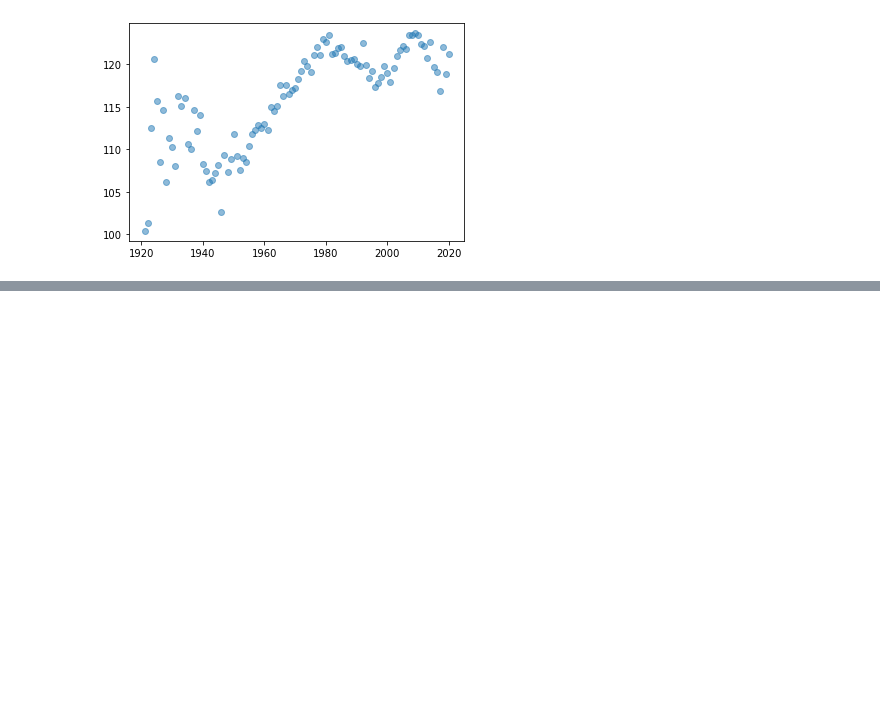
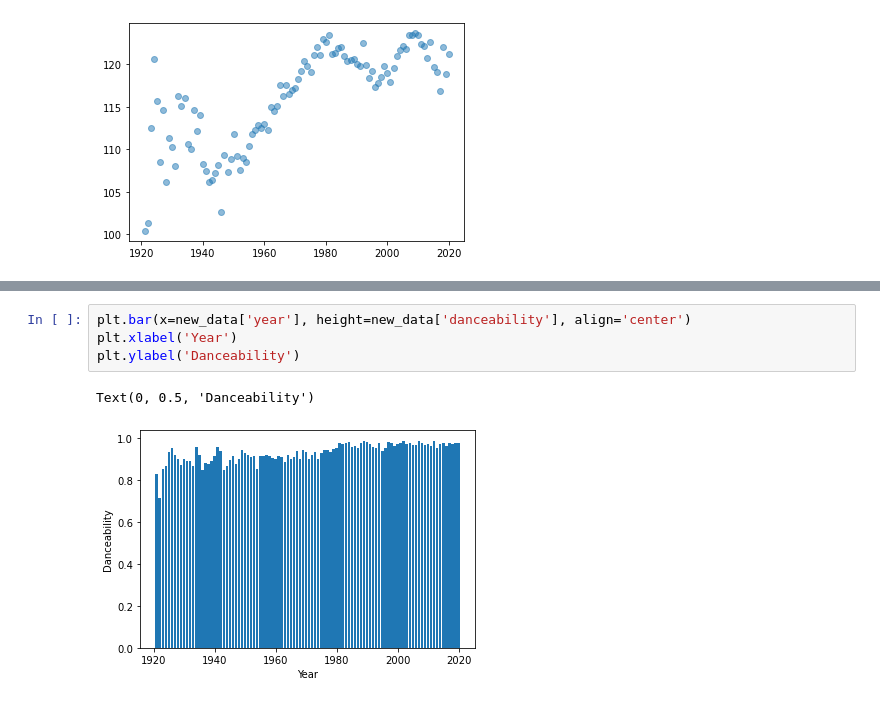
Before and after one commit to pem94/info2950_group_project, a Jupyter notebook: Project Phase II Version 2.ipynb, the cells around one changed output, grey strips where cells are left out. Cells and saved outputs as stored; diff of their text form; blank space fills up the shorter version.

```diff
--- a/Project Phase II Version 2.ipynb
+++ b/Project Phase II Version 2.ipynb
@@ -114,0 +120,7 @@ plt.scatter(new_year['year'], new_year['tempo'], alpha=0.5)
+# %%
+plt.bar(x=new_data['year'], height=new_data['danceability'], align='center')
+plt.xlabel('Year')
+plt.ylabel('Danceability')
+# %% [output]
+Text(0, 0.5, 'Danceability')
+[figure, added]
```
Also changed, not shown: parts of 7 cells of this notebook.
